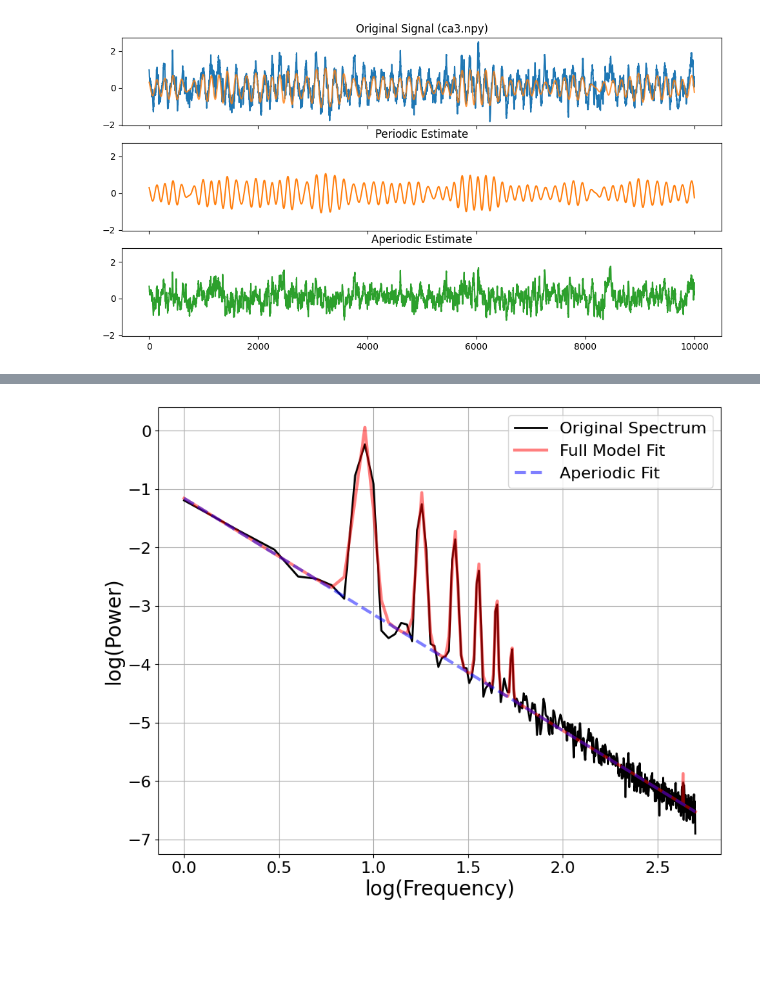
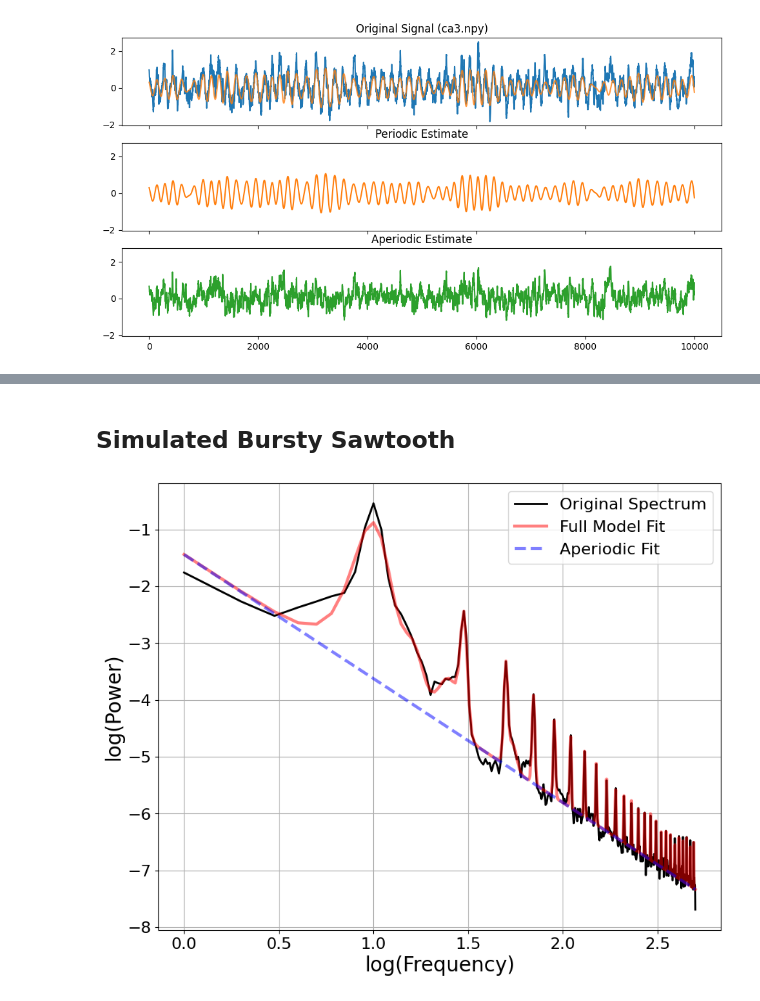
Before and after one commit to ryanhammonds/explorations, a Jupyter notebook: periodic_aperiodic_decomposition.ipynb, the cells around one changed output, grey strips where cells are left out. Cells and saved outputs as stored; diff of their text form; code cells hidden in the pictures; blank space fills up the shorter version.

```diff
--- a/periodic_aperiodic_decomposition.ipynb
+++ b/periodic_aperiodic_decomposition.ipynb
@@ -185,21 +283,23 @@ Text(0.5, 1.0, 'Aperiodic Estimate')
+# %% [markdown]
+## Simulated Bursty Sawtooth
 # %%
-n_seconds = 10
+n_seconds = 25
 fs = 1000
 
 # Simulate
 np.random.seed(0)
 sig_ap = sim_powerlaw(n_seconds, fs)
-sig_pe = sim_oscillation(n_seconds, fs, 9, cycle='asine', rdsym=.8)
+sig_pe = sim_bursty_oscillation(n_seconds, fs, 10, cycle='sawtooth', width=.5, phase=0.25)
 sig = sig_ap + sig_pe
 
 # SpecParam
 freqs, powers = compute_spectrum(sig, fs)
-fm = FOOOF(max_n_peaks=10, verbose=False)
+fm = FOOOF(max_n_peaks=30, verbose=False)
 
 fm.fit(freqs, powers)
 fm.plot(plt_log=True)
 # %% [output]
-[figure, old version]
+[figure, new version]
 # %%
 # Forward psd function
 psdfunc = lambda sig : psdfunc_wrap(sig, fs)
```
Also changed, not shown: parts of 11 cells of this notebook.
